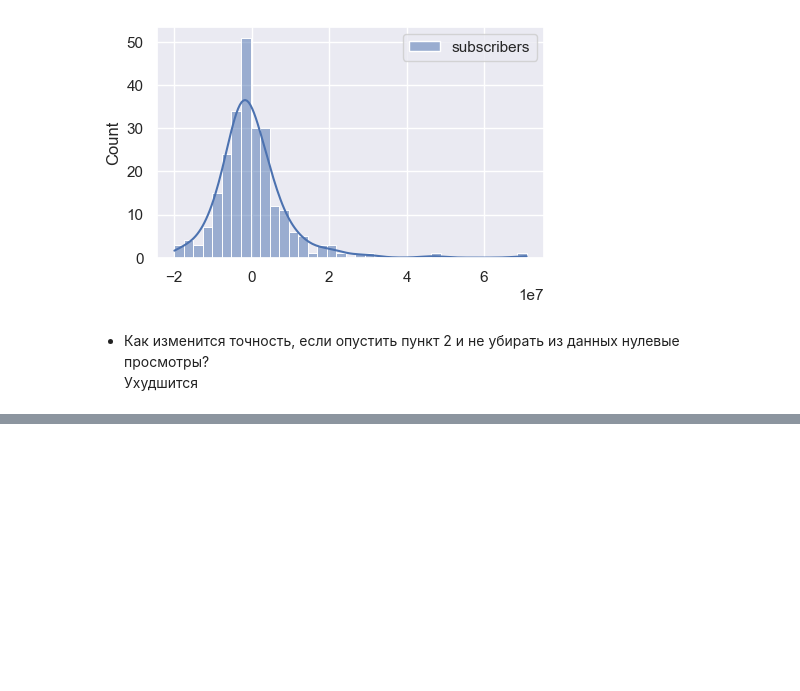
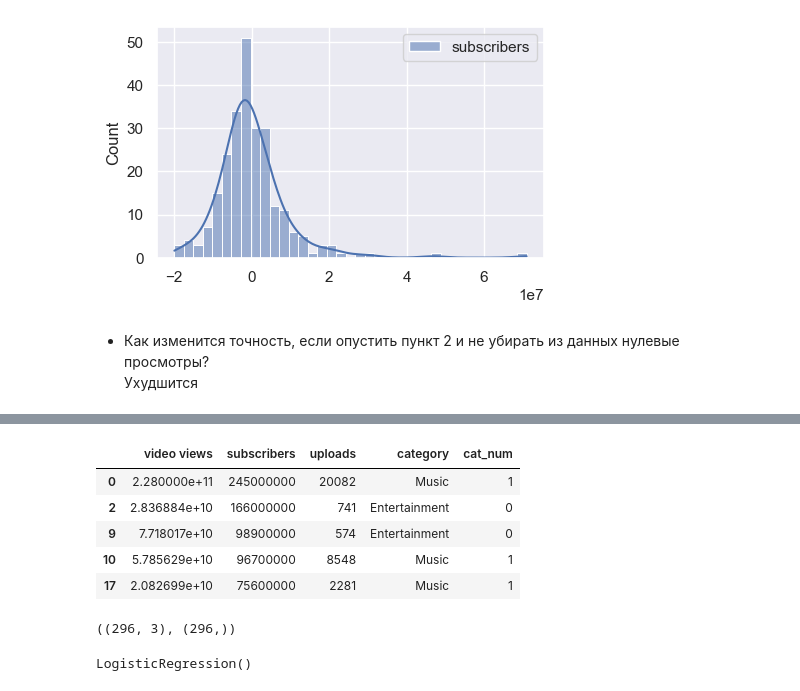
Before and after one commit to archimage-wiz/DS_PythonStat_Hw_Last, a Jupyter notebook: Hw_YoutubeStatistics_Final.ipynb, the cells around one changed output, grey strips where cells are left out. Saved outputs shown, nothing was run; the diff lists cells and outputs as text; code cells hidden in the pictures; blank space fills up the shorter version.

```diff
--- a/Hw_YoutubeStatistics_Final.ipynb
+++ b/Hw_YoutubeStatistics_Final.ipynb
@@ -334,0 +345,7 @@ plt.show()
+# %%
+des_categories = df.groupby('category').count().sort_values('rank', ascending=False).index[0:2].to_list()
+
+df_filtered = df[df['category'].isin(des_categories)]
+df_filtered = df_filtered[['video views', 'subscribers', 'uploads', 'category']]
+
+df_filtered.head()
@@ -334,0 +359,25 @@ plt.show()
+# %%
+le = LabelEncoder()
+df_filtered['cat_num'] = le.fit_transform(df_filtered['category'])
+df_filtered.head()
+# %% [output]
+|  | video views | subscribers | uploads | category | cat_num |
+| 0 | 2.280000e+11 | 245000000 | 20082 | Music | 1 |
+| 2 | 2.836884e+10 | 166000000 | 741 | Entertainment | 0 |
+| 9 | 7.718017e+10 | 98900000 | 574 | Entertainment | 0 |
+| 10 | 5.785629e+10 | 96700000 | 8548 | Music | 1 |
+| 17 | 2.082699e+10 | 75600000 | 2281 | Music | 1 |
+# %%
+x_train, x_test, y_train, y_test = train_test_split(df_filtered.drop(columns=['category', 'cat_num']),
+                                                    df_filtered['cat_num'],
+                                                    test_size=0.33,
+                                                    random_state=13)
+
+(x_train.shape, y_train.shape)
+# %% [output]
+((296, 3), (296,))
+# %%
+lor = LogisticRegression()
+lor.fit(x_train, y_train)
+# %% [output]
+LogisticRegression()
```
Also changed, not shown: parts of 9 cells of this notebook.
